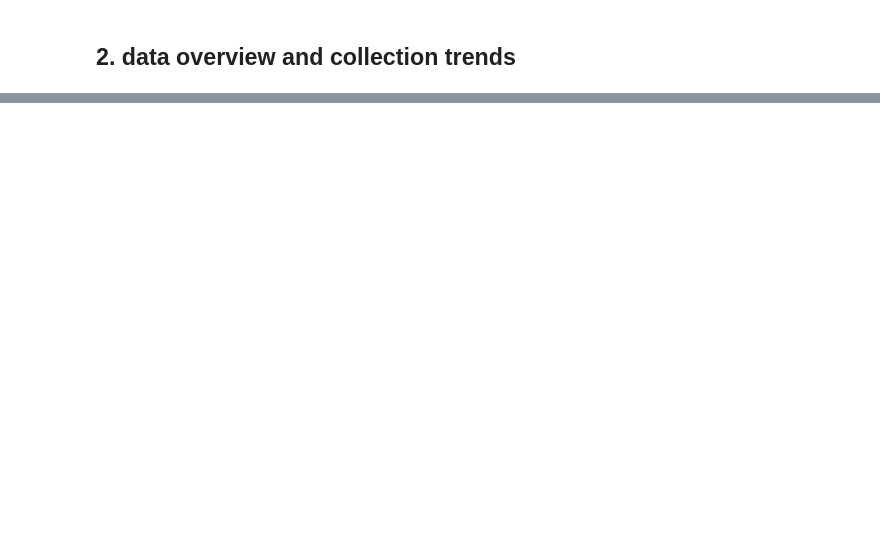
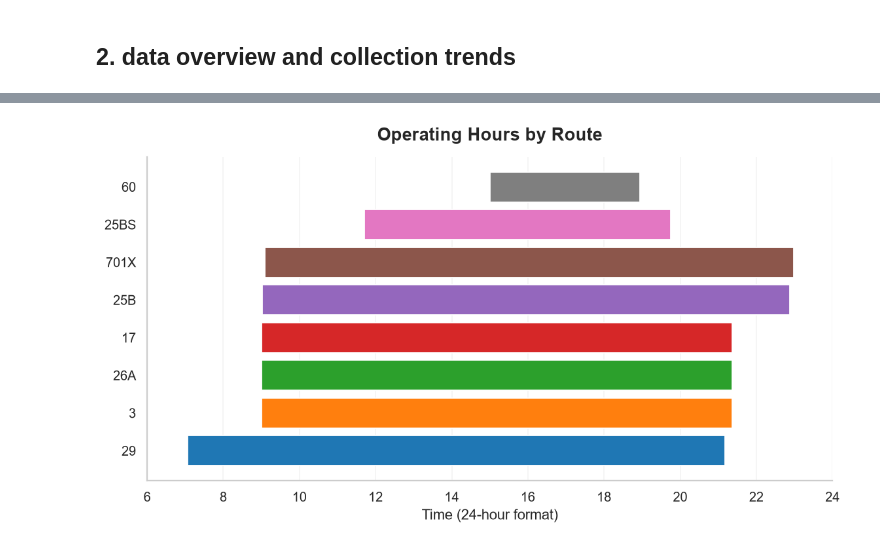
Before and after one commit to mkbk11/group-assignment_bus-crawler, a Jupyter notebook: group_assignment-macau_bus_crawler_simple.ipynb, the cells around one changed output, grey strips where cells are left out. Saved outputs shown, nothing was run; the diff lists cells and outputs as text; code cells hidden in the pictures; blank space fills up the shorter version.

```diff
--- a/group_assignment-macau_bus_crawler_simple.ipynb
+++ b/group_assignment-macau_bus_crawler_simple.ipynb
@@ -546,0 +678,36 @@ plt.show()
+# %%
+# Calculate first and last observation times by route
+data = buses.copy()
+data["hour"] = (
+    data["crawl_time"].dt.hour
+    + data["crawl_time"].dt.minute / 60
+    + data["crawl_time"].dt.second / 3600
+)
+
+t = data.groupby("route_name")["hour"].agg(["min", "max"])
+t = t.rename(columns={"min": "Start", "max": "End"}).sort_values("Start")
+
+# Assign different colors to routes
+colors = plt.get_cmap("tab10").colors
+route_colors = [colors[i % len(colors)] for i in range(len(t))]
+
+# Plot observed operating time ranges
+fig, ax = plt.subplots(figsize=(9, 5))
+ax.barh(
+    t.index,
+    t["End"] - t["Start"],
+    left=t["Start"],
+    color=route_colors
+)
+
+ax.set_xlim(6, 24)
+ax.set_xlabel("Time (24-hour format)")
+ax.set_title("Operating Hours by Route", fontsize=15)
+ax.grid(axis="x", alpha=0.2)
+ax.grid(axis="y", visible=False)
+ax.set_axisbelow(True)
+
+fig.tight_layout()
+plt.show()
+# %% [output]
+[figure, added]
```
Also changed, not shown: parts of 21 cells of this notebook, 3 other files.
